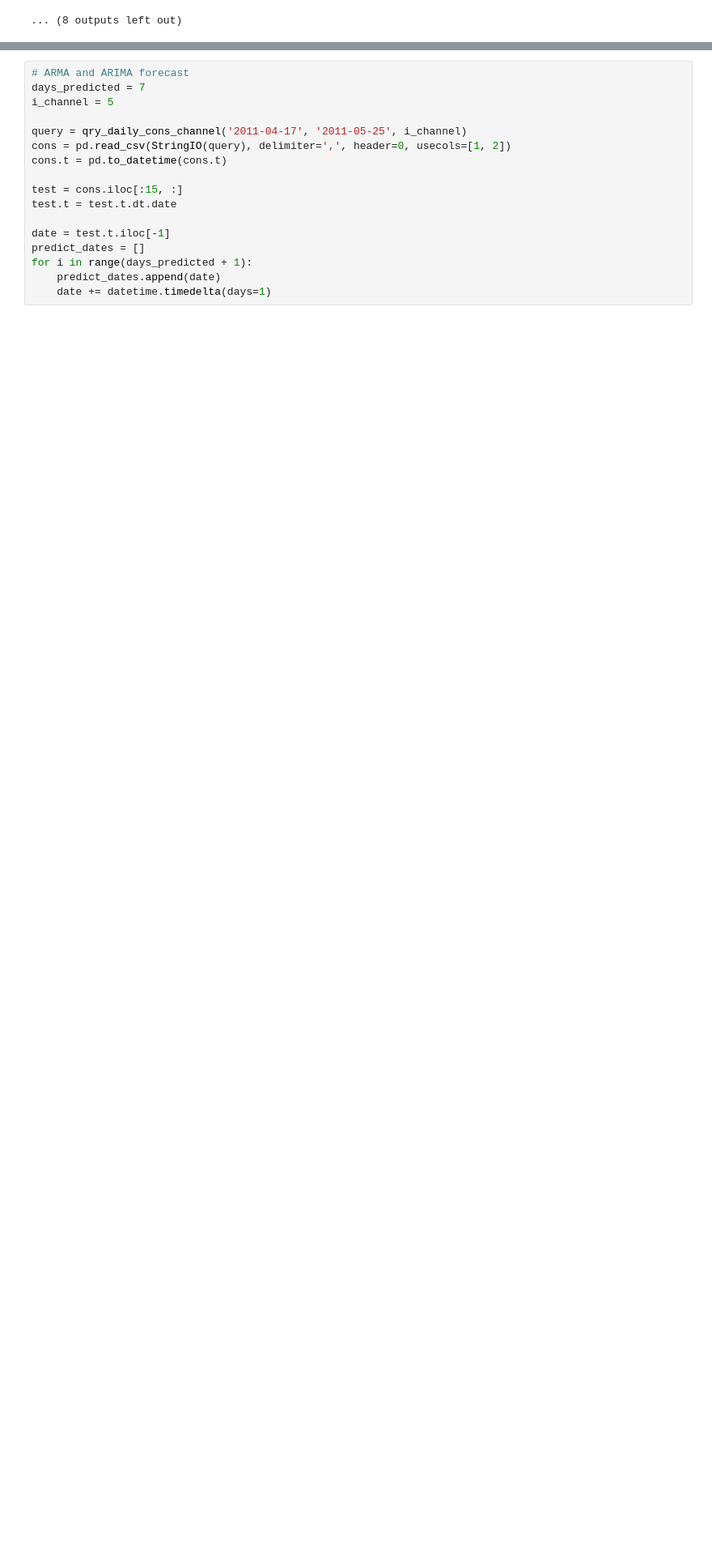
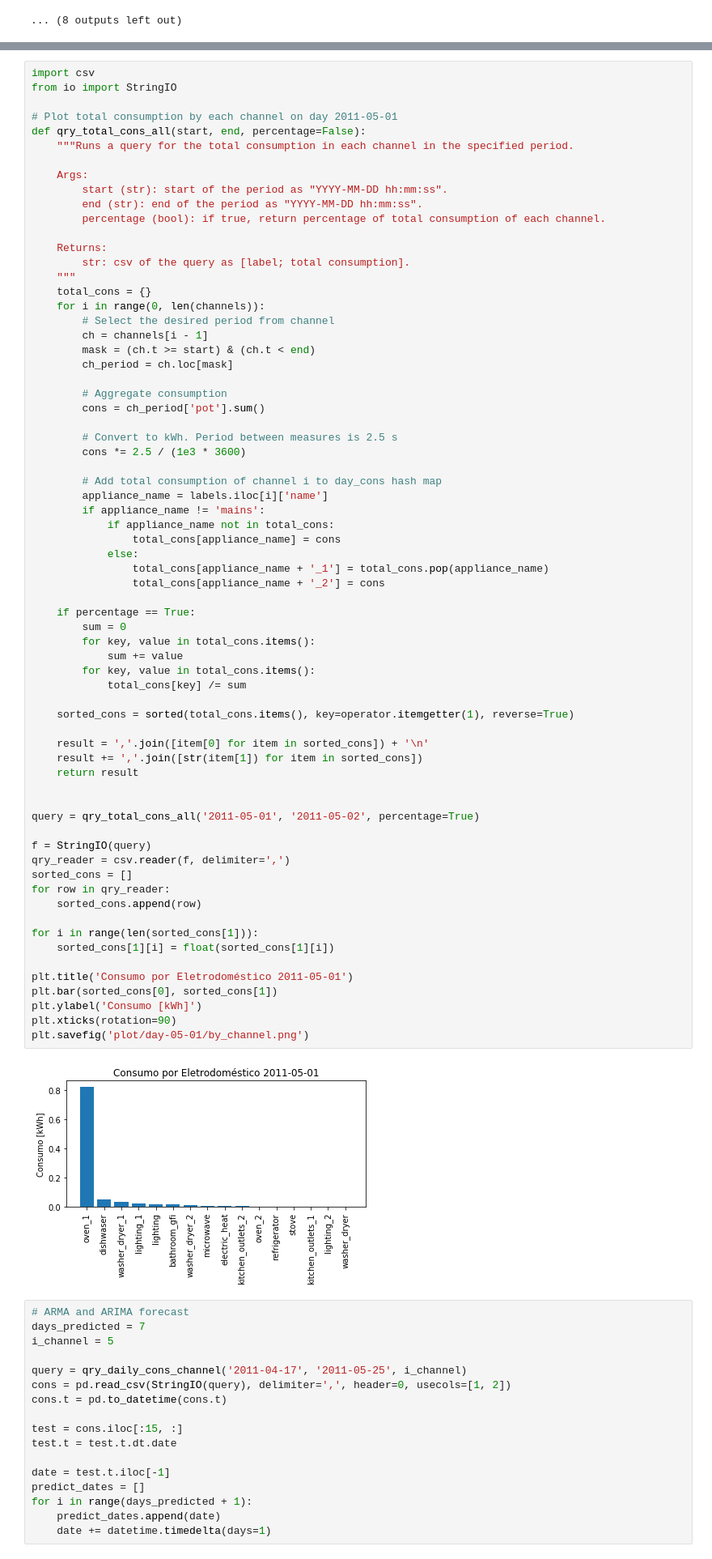
Before and after one commit to tiagoyukio12/TCC-2019, a Jupyter notebook: predicao/predicao.ipynb, the cells around one changed output, grey strips where cells are left out. Shown at 81% size. Drawn from its saved outputs; the diff is of its cells as text; blank space fills up the shorter version.

Commit message:
Add query for total consumption of each channel

```diff
--- a/predicao/predicao.ipynb
+++ b/predicao/predicao.ipynb
@@ -185,3 +158,73 @@ plt.savefig('plot/day-05-01/by_channel.png')
+# %%
+import csv
+from io import StringIO
+
+# Plot total consumption by each channel on day 2011-05-01
+def qry_total_cons_all(start, end, percentage=False):
+    """Runs a query for the total consumption in each channel in the specified period.
+
+    Args:
+        start (str): start of the period as "YYYY-MM-DD hh:mm:ss".
+        end (str): end of the period as "YYYY-MM-DD hh:mm:ss".
+        percentage (bool): if true, return percentage of total consumption of each channel.
+
+    Returns:
+        str: csv of the query as [label; total consumption].
+    """
+    total_cons = {}
+    for i in range(0, len(channels)):
+        # Select the desired period from channel
+        ch = channels[i - 1]
+        mask = (ch.t >= start) & (ch.t < end)
+        ch_period = ch.loc[mask]
+
+        # Aggregate consumption
+        cons = ch_period['pot'].sum()
+
+        # Convert to kWh. Period between measures is 2.5 s
+        cons *= 2.5 / (1e3 * 3600)
+
+        # Add total consumption of channel i to day_cons hash map
+        appliance_name = labels.iloc[i]['name']
+        if appliance_name != 'mains':
+            if appliance_name not in total_cons:
+                total_cons[appliance_name] = cons
+            else:
+                total_cons[appliance_name + '_1'] = total_cons.pop(appliance_name)
+                total_cons[appliance_name + '_2'] = cons
+
+    if percentage == True:
+        sum = 0
+        for key, value in total_cons.items():
+            sum += value
+        for key, value in total_cons.items():
+            total_cons[key] /= sum
+
+    sorted_cons = sorted(total_cons.items(), key=operator.itemgetter(1), reverse=True)
+
+    result = ','.join([item[0] for item in sorted_cons]) + '\n'
+    result += ','.join([str(item[1]) for item in sorted_cons])
+    return result
+
+
+query = qry_total_cons_all('2011-05-01', '2011-05-02', percentage=True)
+
+f = StringIO(query)
+qry_reader = csv.reader(f, delimiter=',')
+sorted_cons = []
+for row in qry_reader:
+    sorted_cons.append(row)
+
+for i in range(len(sorted_cons[1])):
+    sorted_cons[1][i] = float(sorted_cons[1][i])
+
+plt.title('Consumo por Eletrodoméstico 2011-05-01')
+plt.bar(sorted_cons[0], sorted_cons[1])
+plt.ylabel('Consumo [kWh]')
+plt.xticks(rotation=90)
+plt.savefig('plot/day-05-01/by_channel.png')
+# %% [output]
+[figure, added]
 # %%
 # ARMA and ARIMA forecast
 days_predicted = 7
```
Also changed, not shown: parts of 1 cell of this notebook.
